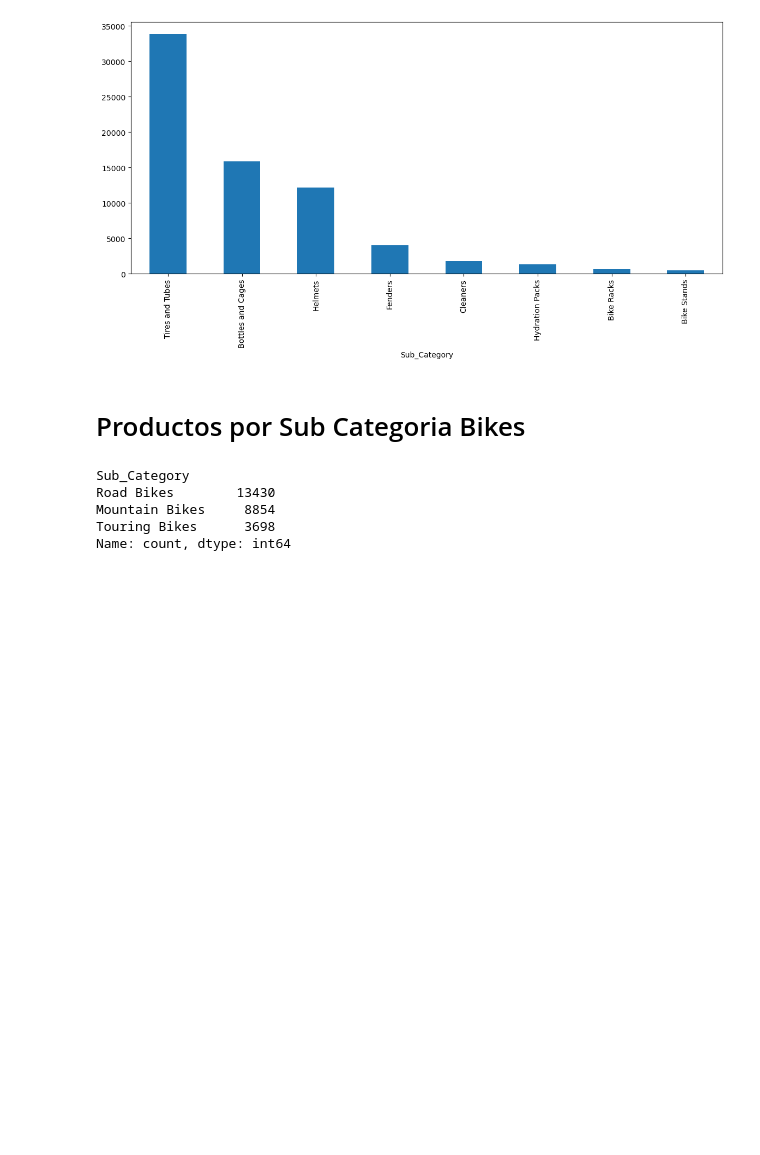
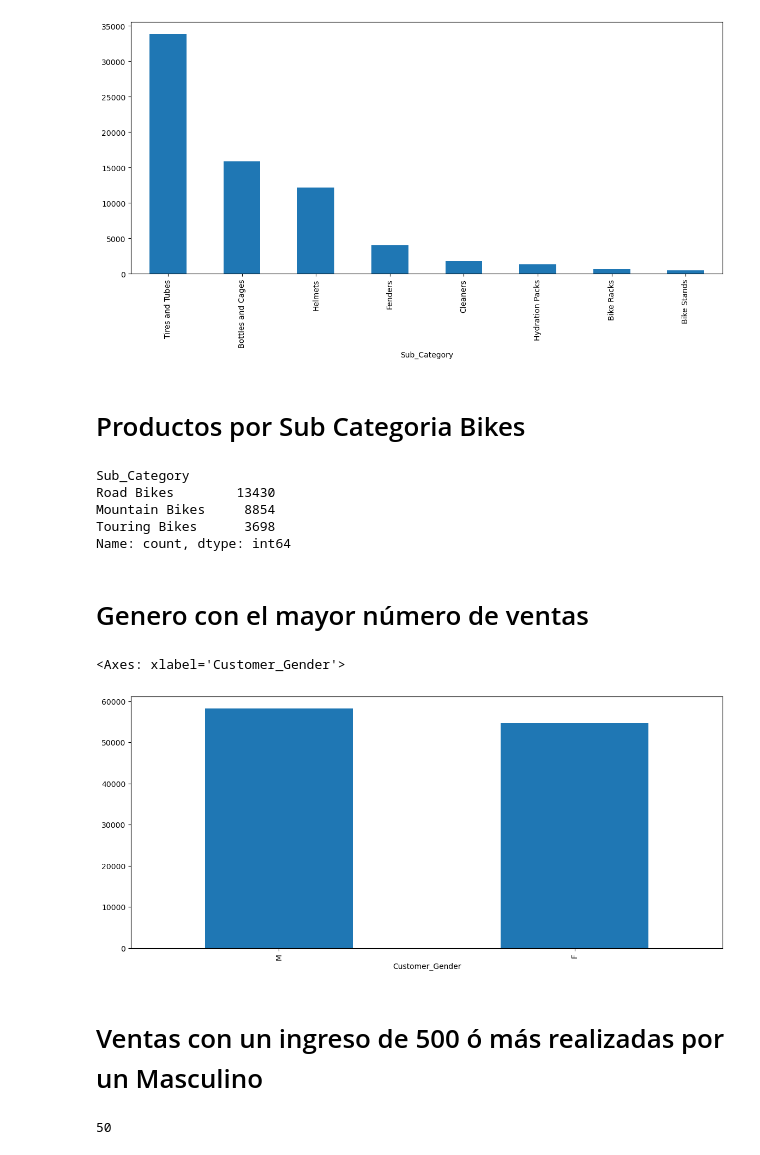
Before and after one commit to luroel/bike-sales-store, a Jupyter notebook: sales_data.ipynb, the cells around one changed output. Cells and saved outputs as stored; diff of their text form; code cells hidden in the pictures; blank space fills up the shorter version.

Commit message:
Analisis de ventas por genero e ingresos

```diff
--- a/sales_data.ipynb
+++ b/sales_data.ipynb
@@ -268,3 +268,16 @@ Road Bikes        13430
 Mountain Bikes     8854
 Touring Bikes      3698
 Name: count, dtype: int64
+# %% [markdown]
+# Genero con el mayor número de ventas
+# %%
+sales['Customer_Gender'].value_counts().plot(kind='bar', figsize=(14,6))
+# %% [output]
+<Axes: xlabel='Customer_Gender'>
+[figure, added]
+# %% [markdown]
+# Ventas con un ingreso de 500 ó más realizadas por un Masculino
+# %%
+sales.loc[(sales['Customer_Gender'] == 'M') & (sales['Revenue'] == 500)].shape[0]
+# %% [output]
+50
```
Also changed, not shown: parts of 3 cells of this notebook.
